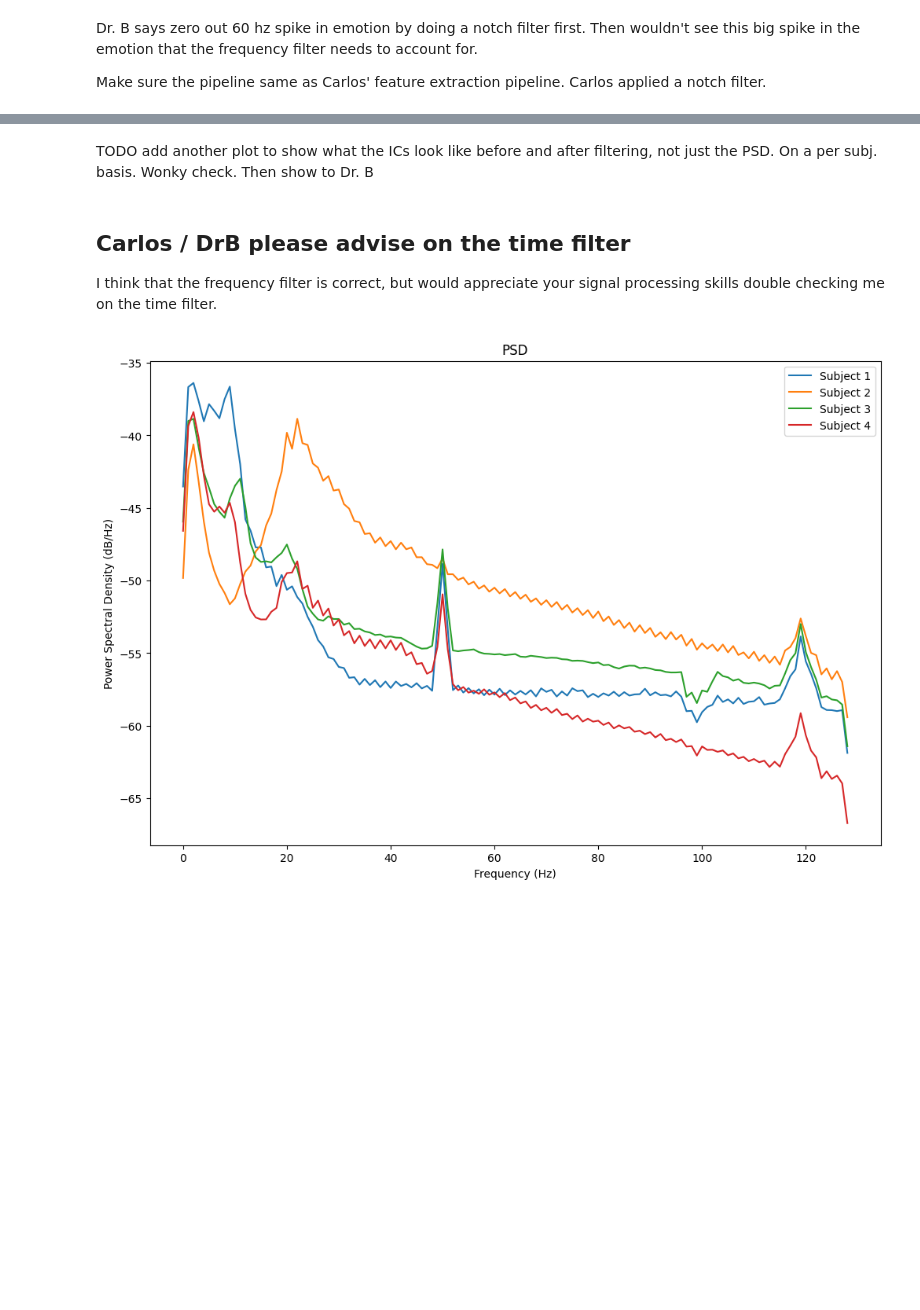
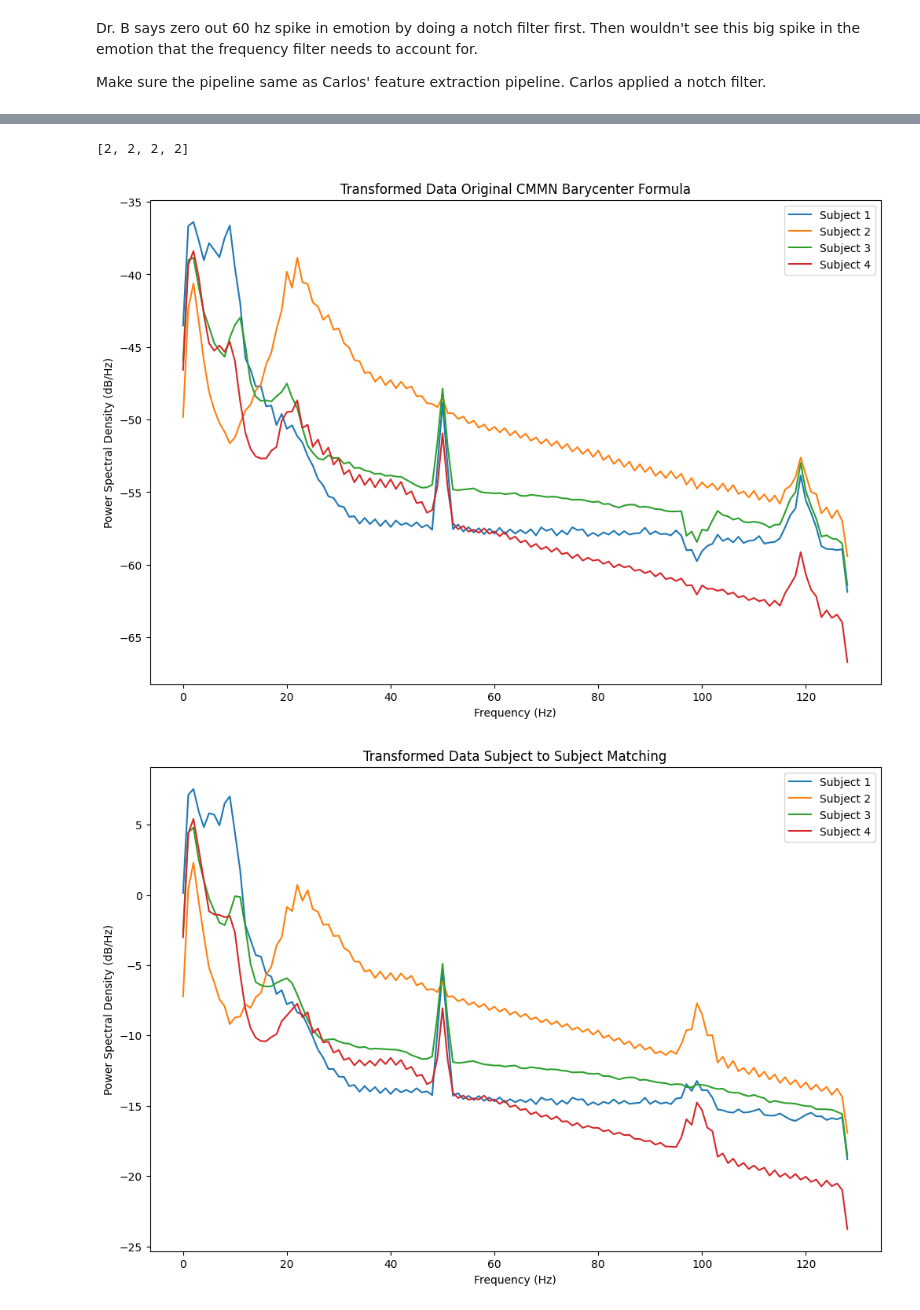
Before and after one commit to cniel-ud/ICWaves, a Jupyter notebook: notebooks/cmmn_viz_test.ipynb, the cells around one changed output, grey strips where cells are left out. Saved outputs shown, nothing was run; the diff lists cells and outputs as text; code cells hidden in the pictures; blank space fills up the shorter version.

```diff
--- a/notebooks/cmmn_viz_test.ipynb
+++ b/notebooks/cmmn_viz_test.ipynb
@@ -101,7 +102,7 @@ def plot_psd(data, fs=256, nperseg=256, psds=None):
     plt.show()
 # %%
 # load in the data
-make_psds = False
+make_psds = True
 emotion_filepath = Path('../data/emotion_256/raw_data_and_IC_labels')
 frolich_filepath = Path('../data/frolich_256/frolich_extract_256_hz')
 
@@ -298,7 +418,7 @@ def transform_data(data, time_filter):
 
     Parameters:
     - data: list of numpy arrays, each containing EEG data for a subject in the target data
-    - time_filter: numpy array containing the filter in the time domain
+    - time_filter: list containing the filter in the time domain for each subject
 
     Returns:
     - transformed_data: list of numpy arrays, each containing the transformed EEG data for a subject
@@ -359,13 +480,20 @@ plot_time_filter(time_filter)
-# %% [markdown]
-TODO add another plot to show what the ICs look like before and after filtering, not just the PSD. On a per subj. basis. Wonky check. Then show to Dr. B
-# %% [markdown]
-## Carlos / DrB please advise on the time filter
-
-I think that the frequency filter is correct, but would appreciate your signal processing skills double checking me on the time filter.
-# %%
-transformed_data = transform_data(frolich_data, time_filter)
-
-# plot the PSD of the transformed data (averaged over channels)
-plot_psd(transformed_data)
-# %% [output]
-[figure, removed]
+# %%
+subj_subj_matches = subj_subj_matching(emotion_data_psds_raw, frolich_data_psds_raw)
+freq_filter_subj_subj, time_filter_subj_subj = compute_filter_subj_subj(frolich_data, subj_subj_matches, psds=frolich_data_psds_raw)
+
+# print the matches nicely formatted
+print(subj_subj_matches)
+# %% [output]
+[2, 2, 2, 2]
+# %%
+transformed_data = transform_data(frolich_data, time_filter)
+transformed_data_subj_subj = transform_data(frolich_data, time_filter_subj_subj)
+# %%
+# plot the PSD of the transformed data (averaged over channels)
+plot_psd(transformed_data, title='Transformed Data Original CMMN Barycenter Formula')
+plot_psd(transformed_data_subj_subj, title='Transformed Data Subject to Subject Matching')
+plot_psd(frolich_data, psds=frolich_data_psds_raw, title='Frolich Data')
+plot_psd(emotion_data, psds=emotion_data_psds_raw, title='Emotion Data')
+# %% [output]
+[figure, added]
+[figure, added]
```
Also changed, not shown: parts of 12 cells of this notebook, 1 other file.
